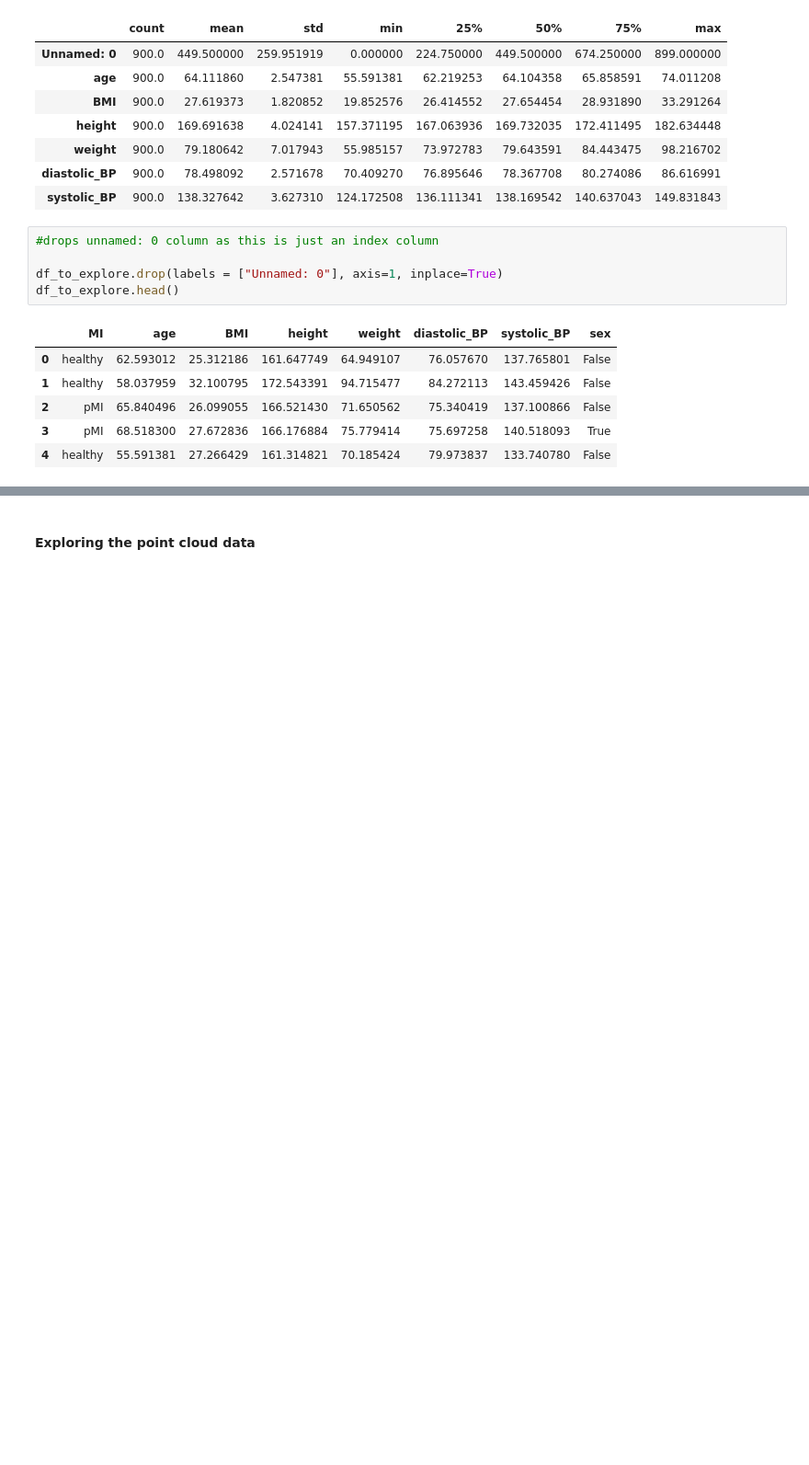
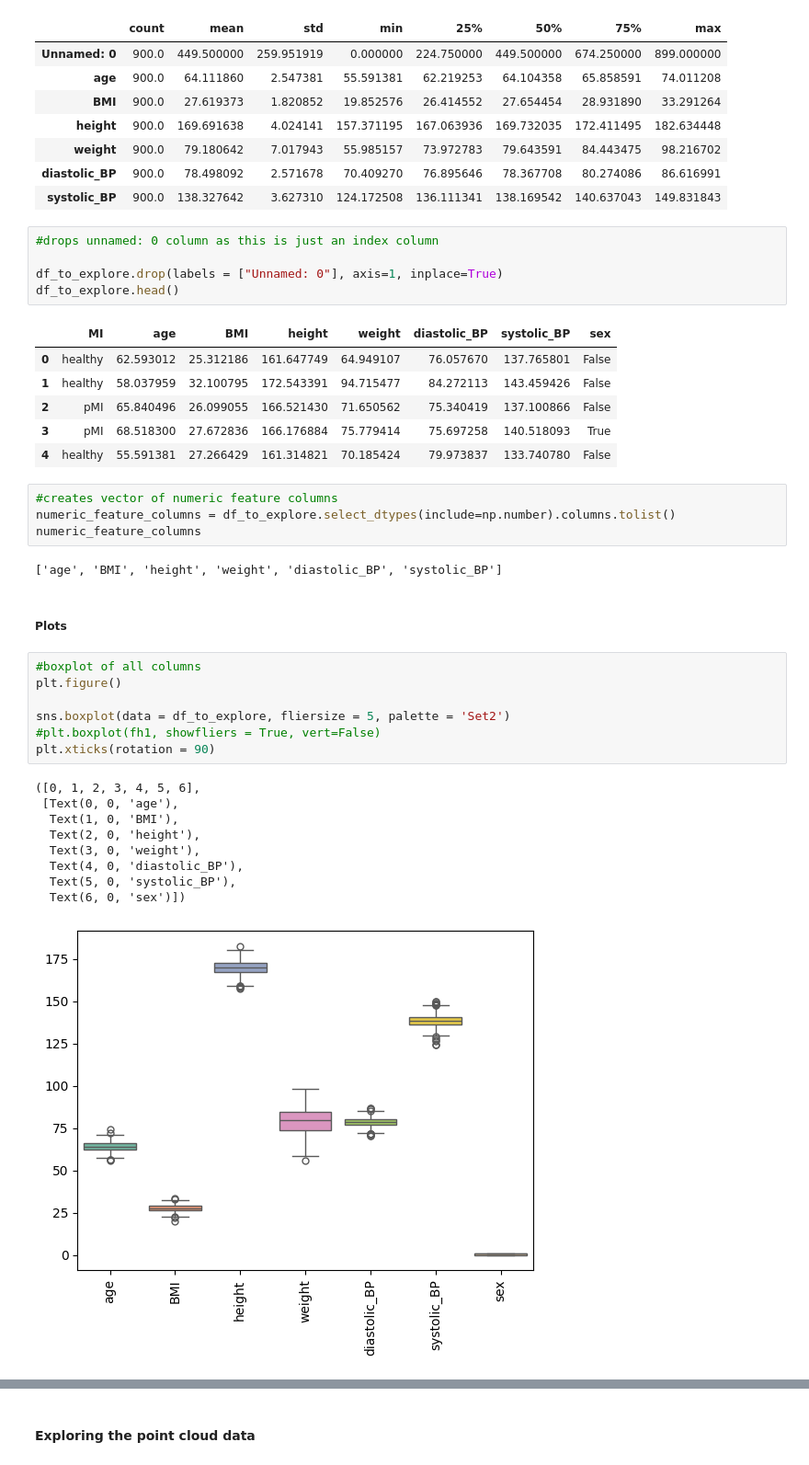
Before and after one commit to emilynurden/myocardial-infarction-predictions, a Jupyter notebook: notebooks:/data_exploration.ipynb, the cells around one changed output, grey strips where cells are left out. Shown at 92% size. Saved outputs shown, nothing was run; the diff lists cells and outputs as text; blank space fills up the shorter version.

```diff
--- a/notebooks:/data_exploration.ipynb
+++ b/notebooks:/data_exploration.ipynb
@@ -91,3 +91,28 @@ df_to_explore.head()
 | 2 | pMI | 65.840496 | 26.099055 | 166.521430 | 71.650562 | 75.340419 | 137.100866 | False |
 | 3 | pMI | 68.518300 | 27.672836 | 166.176884 | 75.779414 | 75.697258 | 140.518093 | True |
 | 4 | healthy | 55.591381 | 27.266429 | 161.314821 | 70.185424 | 79.973837 | 133.740780 | False |
+# %%
+#creates vector of numeric feature columns
+numeric_feature_columns = df_to_explore.select_dtypes(include=np.number).columns.tolist()
+numeric_feature_columns
+# %% [output]
+['age', 'BMI', 'height', 'weight', 'diastolic_BP', 'systolic_BP']
+# %% [markdown]
+##### Plots
+# %%
+#boxplot of all columns
+plt.figure()
+
+sns.boxplot(data = df_to_explore, fliersize = 5, palette = 'Set2')
+#plt.boxplot(fh1, showfliers = True, vert=False)
+plt.xticks(rotation = 90)
+# %% [output]
+([0, 1, 2, 3, 4, 5, 6],
+ [Text(0, 0, 'age'),
+  Text(1, 0, 'BMI'),
+  Text(2, 0, 'height'),
+  Text(3, 0, 'weight'),
+  Text(4, 0, 'diastolic_BP'),
+  Text(5, 0, 'systolic_BP'),
+  Text(6, 0, 'sex')])
+[figure, added]
```
Also changed, not shown: parts of 2 cells of this notebook, 1 other file.
